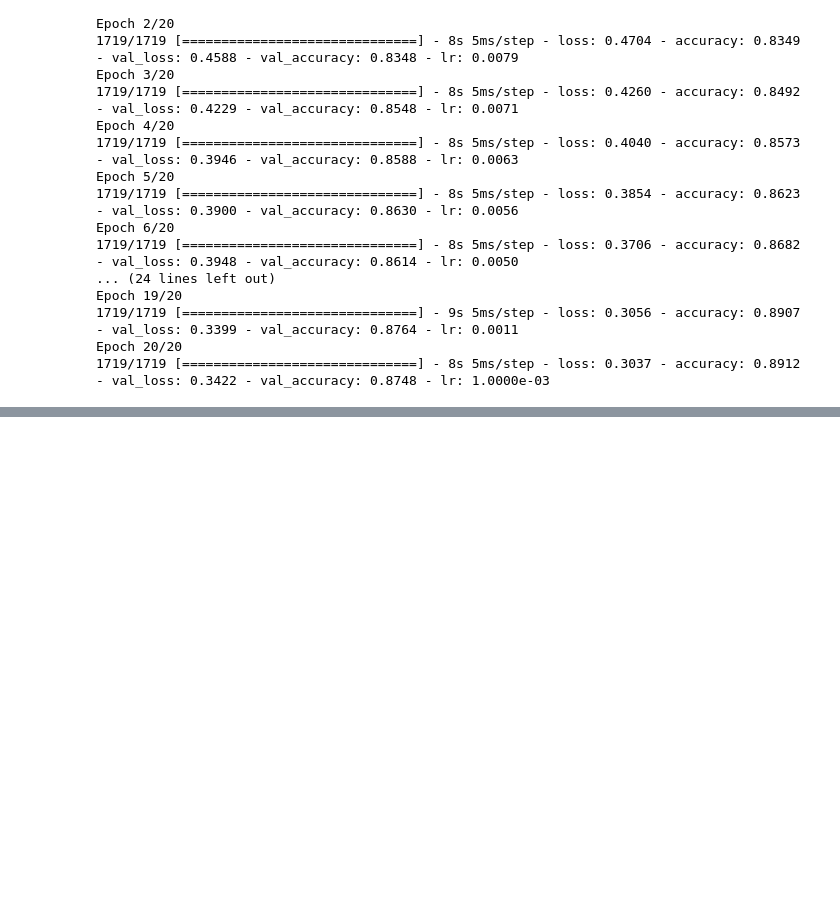
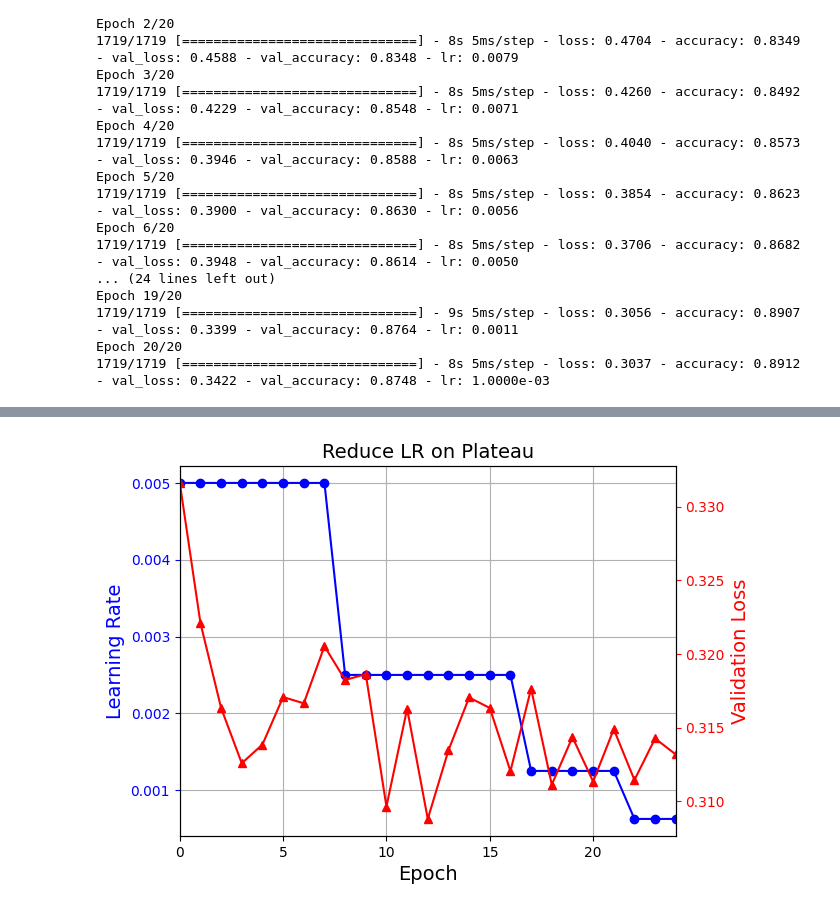
Before and after one commit to Pavan-jangid-here/Learning, a Jupyter notebook: Machine Learning (ML)/10. deep neural network.ipynb, the cells around one changed output, grey strips where cells are left out. Saved outputs shown, nothing was run; the diff lists cells and outputs as text; code cells hidden in the pictures; blank space fills up the shorter version.

```diff
--- a/Machine Learning (ML)/10. deep neural network.ipynb
+++ b/Machine Learning (ML)/10. deep neural network.ipynb
@@ -1082,0 +1214,22 @@ Epoch 20/20
+# %%
+import tensorflow as tf
+
+class LrLogger(tf.keras.callbacks.Callback):
+    def on_epoch_end(self, epoch, logs=None):
+        logs = logs or {}
+        lr = self.model.optimizer.learning_rate
+
+        # Works for both constant and scheduled LR
+        if isinstance(lr, tf.keras.optimizers.schedules.LearningRateSchedule):
+            lr = lr(self.model.optimizer.iterations)
+
+        logs["learning_rate"] = float(tf.keras.backend.get_value(lr))
+# %%
+lr_scheduler = tf.keras.callbacks.ReduceLROnPlateau(factor=0.5, patience=5)
+
+history = model.fit(
+    X_train, y_train,
+    epochs=n_epochs,
+    validation_data=(X_valid, y_valid),
+    callbacks=[lr_scheduler, LrLogger()]  # <-- add this
+)
@@ -1082,0 +1254,19 @@ Epoch 20/20
+# %%
+# extra code – this cell plots performance scheduling
+
+plt.plot(history.epoch, history.history["learning_rate"], "bo-")
+plt.xlabel("Epoch")
+plt.ylabel("Learning Rate", color='b')
+plt.tick_params('y', colors='b')
+plt.gca().set_xlim(0, n_epochs - 1)
+plt.grid(True)
+
+ax2 = plt.gca().twinx()
+ax2.plot(history.epoch, history.history["val_loss"], "r^-")
+ax2.set_ylabel('Validation Loss', color='r')
+ax2.tick_params('y', colors='r')
+
+plt.title("Reduce LR on Plateau", fontsize=14)
+plt.show()
+# %% [output]
+[figure, added]
```
Also changed, not shown: parts of 27 cells of this notebook.
